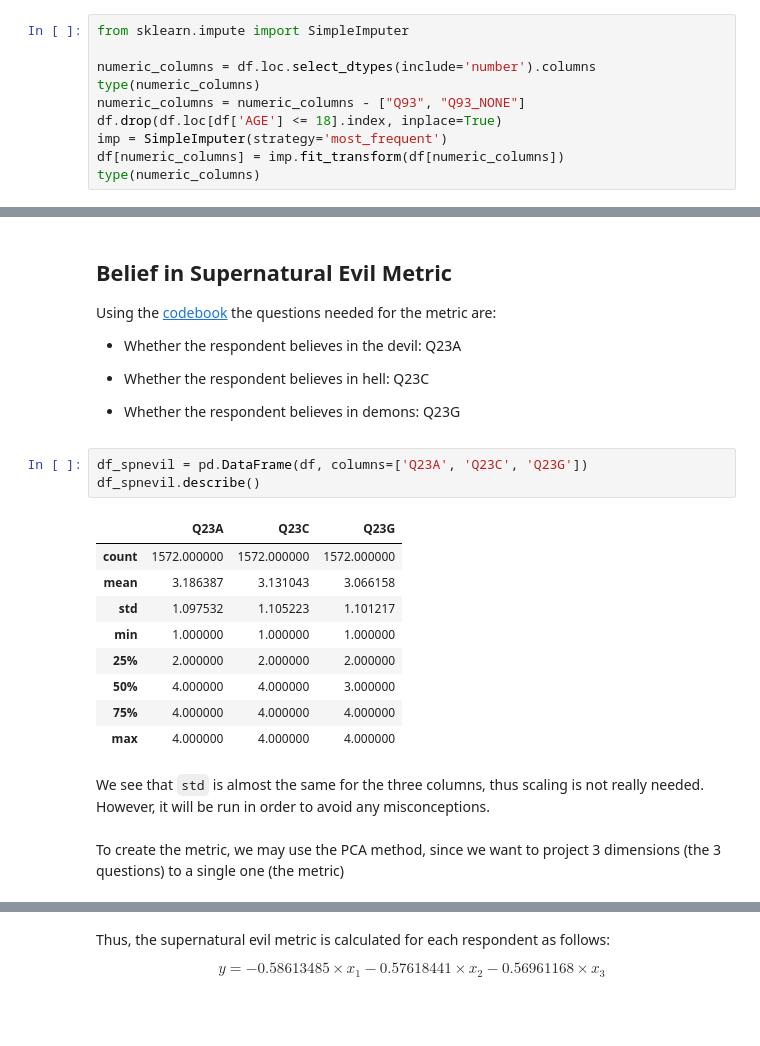
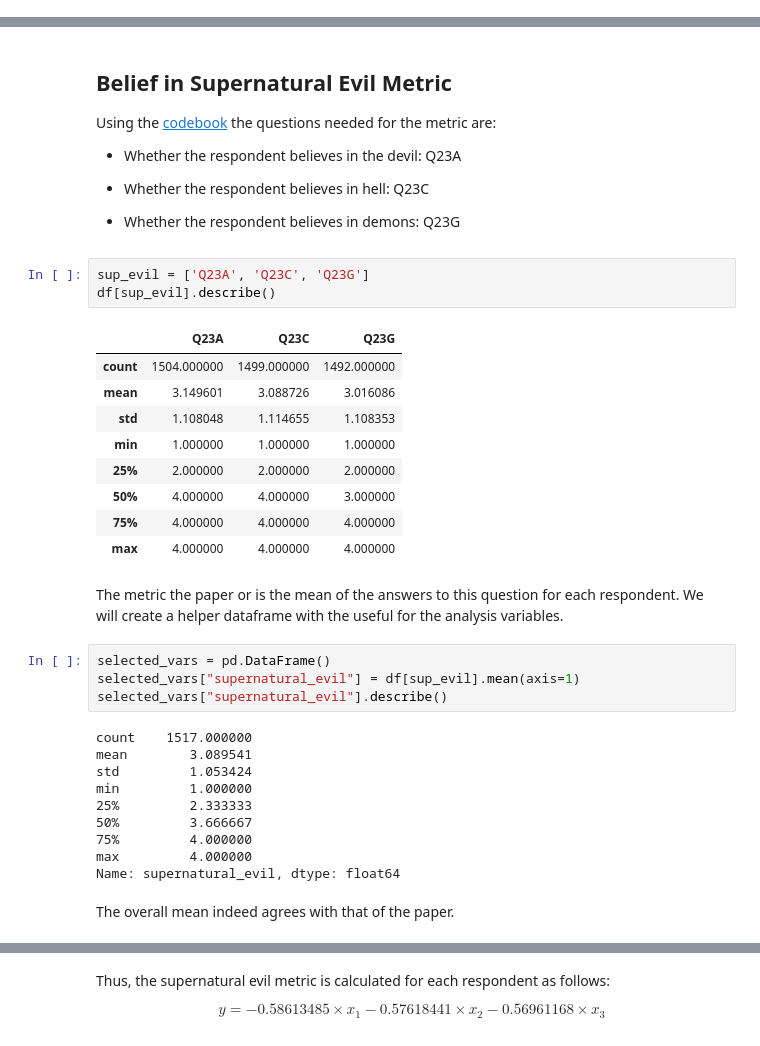
Before and after one commit to nataliaKat/Applied-ML-Assignments, a Jupyter notebook: assignment_02/assignment_02_Katsiapi_Natalia.ipynb, the cells around one changed output, grey strips where cells are left out. Drawn from its saved outputs; the diff is of its cells as text; blank space fills up the shorter version.

Commit message:
Finish questions 1 and 4

```diff
--- a/assignment_02/assignment_02_Katsiapi_Natalia.ipynb
+++ b/assignment_02/assignment_02_Katsiapi_Natalia.ipynb
@@ -29,13 +33,3 @@ df.head()
 | 2 | 128170894 | 33370 | 01_000003_00000001 | 162048140_01 | SCAN | 162048140 | 3/26/2014 | ... |
 | 3 | 128170895 | 33370 | 01_000004_00000001 | 162048140_01 | SCAN | 162048140 | 3/26/2014 | ... |
 | 4 | 128170896 | 33370 | 01_000005_00000001 | 162048140_01 | SCAN | 162048140 | 3/26/2014 | ... |
-# %%
-from sklearn.impute import SimpleImputer
-
-numeric_columns = df.loc.select_dtypes(include='number').columns
-type(numeric_columns)
-numeric_columns = numeric_columns - ["Q93", "Q93_NONE"]
-df.drop(df.loc[df['AGE'] <= 18].index, inplace=True)
-imp = SimpleImputer(strategy='most_frequent')
-df[numeric_columns] = imp.fit_transform(df[numeric_columns])
-type(numeric_columns)
@@ -63,19 +57,33 @@ Using the [codebook](https://www.thearda.com/Archive/Files/Codebooks/BRS2014_CB.
 
 * Whether the respondent believes in demons: Q23G
 # %%
-df_spnevil = pd.DataFrame(df, columns=['Q23A', 'Q23C', 'Q23G'])
-df_spnevil.describe()
+sup_evil = ['Q23A', 'Q23C', 'Q23G']
+df[sup_evil].describe()
 # %% [output]
 |  | Q23A | Q23C | Q23G |
-| count | 1572.000000 | 1572.000000 | 1572.000000 |
-| mean | 3.186387 | 3.131043 | 3.066158 |
-| std | 1.097532 | 1.105223 | 1.101217 |
+| count | 1504.000000 | 1499.000000 | 1492.000000 |
+| mean | 3.149601 | 3.088726 | 3.016086 |
+| std | 1.108048 | 1.114655 | 1.108353 |
 | min | 1.000000 | 1.000000 | 1.000000 |
 | 25% | 2.000000 | 2.000000 | 2.000000 |
 | 50% | 4.000000 | 4.000000 | 3.000000 |
 | 75% | 4.000000 | 4.000000 | 4.000000 |
 | max | 4.000000 | 4.000000 | 4.000000 |
-# %% [markdown]
-We see that `std` is almost the same for the three columns, thus scaling is not really needed. However, it will be run in order to avoid any misconceptions.
-# %% [markdown]
-To create the metric, we may use the PCA method, since we want to project 3 dimensions (the 3 questions) to a single one (the metric)
+# %% [markdown]
+The metric the paper or is the mean of the answers to this question for each respondent. We will create a helper dataframe with the useful for the analysis variables.
+# %%
+selected_vars = pd.DataFrame()
+selected_vars["supernatural_evil"] = df[sup_evil].mean(axis=1)
+selected_vars["supernatural_evil"].describe()
+# %% [output]
+count    1517.000000
+mean        3.089541
+std         1.053424
+min         1.000000
+25%         2.333333
+50%         3.666667
+75%         4.000000
+max         4.000000
+Name: supernatural_evil, dtype: float64
+# %% [markdown]
+The overall mean indeed agrees with that of the paper.
```
Also changed, not shown: parts of 19 cells of this notebook, 3 other files.
